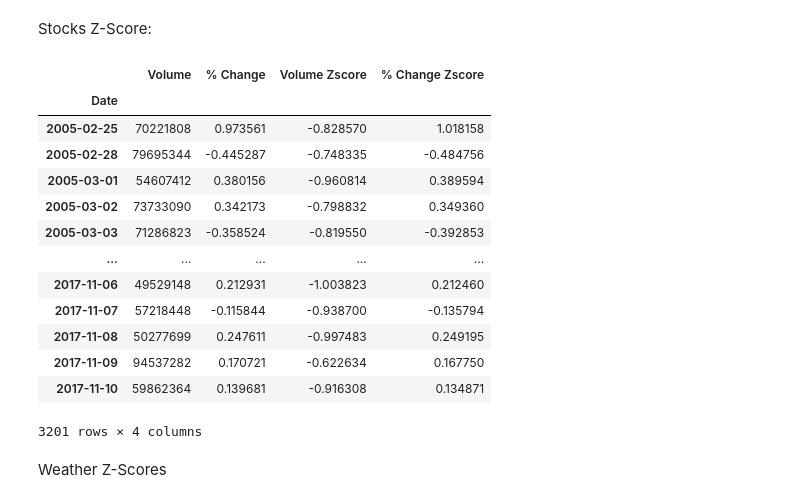
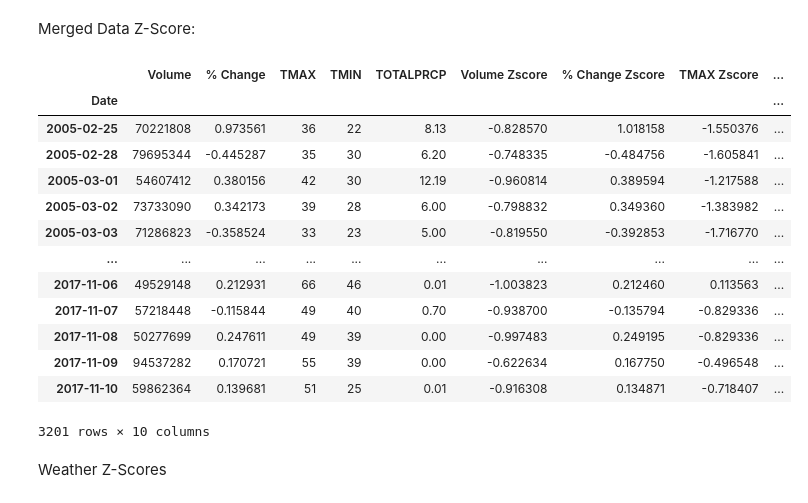
Before and after one commit to SoyMilkIsOk/DataMining-WeatherStocks, a Jupyter notebook: z_score.ipynb, the cells around one changed output. Saved outputs shown, nothing was run; the diff lists cells and outputs as text; code cells hidden in the pictures.

```diff
--- a/z_score.ipynb
+++ b/z_score.ipynb
@@ -26,30 +27,30 @@ Date
 # %% [markdown]
-Stocks Z-Score:
+Merged Data Z-Score:
 # %%
 # df_stocks.apply(zscore)
 
-cols = list(df_stocks.columns)
+cols = list(df_merged.columns)
 
 for col in cols:
     col_zscore = col + ' Zscore'
-    df_stocks[col_zscore] = (df_stocks[col] - df_stocks[col].mean())/df_stocks[col].std(ddof=0)
+    df_merged[col_zscore] = (df_merged[col] - df_merged[col].mean())/df_merged[col].std(ddof=0)
 
-df_stocks
+df_merged
 # %% [output]
-|  | Volume | % Change | Volume Zscore | % Change Zscore |
-| Date |  |  |  |  |
-| 2005-02-25 | 70221808 | 0.973561 | -0.828570 | 1.018158 |
-| 2005-02-28 | 79695344 | -0.445287 | -0.748335 | -0.484756 |
-| 2005-03-01 | 54607412 | 0.380156 | -0.960814 | 0.389594 |
-| 2005-03-02 | 73733090 | 0.342173 | -0.798832 | 0.349360 |
-| 2005-03-03 | 71286823 | -0.358524 | -0.819550 | -0.392853 |
-| ... | ... | ... | ... | ... |
-| 2017-11-06 | 49529148 | 0.212931 | -1.003823 | 0.212460 |
-| 2017-11-07 | 57218448 | -0.115844 | -0.938700 | -0.135794 |
-| 2017-11-08 | 50277699 | 0.247611 | -0.997483 | 0.249195 |
-| 2017-11-09 | 94537282 | 0.170721 | -0.622634 | 0.167750 |
-| 2017-11-10 | 59862364 | 0.139681 | -0.916308 | 0.134871 |
+|  | Volume | % Change | TMAX | TMIN | TOTALPRCP | Volume Zscore | % Change Zscore | TMAX Zscore | ... |
+| Date |  |  |  |  |  |  |  |  | ... |
+| 2005-02-25 | 70221808 | 0.973561 | 36 | 22 | 8.13 | -0.828570 | 1.018158 | -1.550376 | ... |
+| 2005-02-28 | 79695344 | -0.445287 | 35 | 30 | 6.20 | -0.748335 | -0.484756 | -1.605841 | ... |
+| 2005-03-01 | 54607412 | 0.380156 | 42 | 30 | 12.19 | -0.960814 | 0.389594 | -1.217588 | ... |
+| 2005-03-02 | 73733090 | 0.342173 | 39 | 28 | 6.00 | -0.798832 | 0.349360 | -1.383982 | ... |
+| 2005-03-03 | 71286823 | -0.358524 | 33 | 23 | 5.00 | -0.819550 | -0.392853 | -1.716770 | ... |
+| ... | ... | ... | ... | ... | ... | ... | ... | ... | ... |
+| 2017-11-06 | 49529148 | 0.212931 | 66 | 46 | 0.01 | -1.003823 | 0.212460 | 0.113563 | ... |
+| 2017-11-07 | 57218448 | -0.115844 | 49 | 40 | 0.70 | -0.938700 | -0.135794 | -0.829336 | ... |
+| 2017-11-08 | 50277699 | 0.247611 | 49 | 39 | 0.00 | -0.997483 | 0.249195 | -0.829336 | ... |
+| 2017-11-09 | 94537282 | 0.170721 | 55 | 39 | 0.00 | -0.622634 | 0.167750 | -0.496548 | ... |
+| 2017-11-10 | 59862364 | 0.139681 | 51 | 25 | 0.01 | -0.916308 | 0.134871 | -0.718407 | ... |
-3201 rows × 4 columns
+3201 rows × 10 columns
 # %% [markdown]
 Weather Z-Scores
 # %%
```
Also changed, not shown: parts of 11 cells of this notebook, 1 other file.
